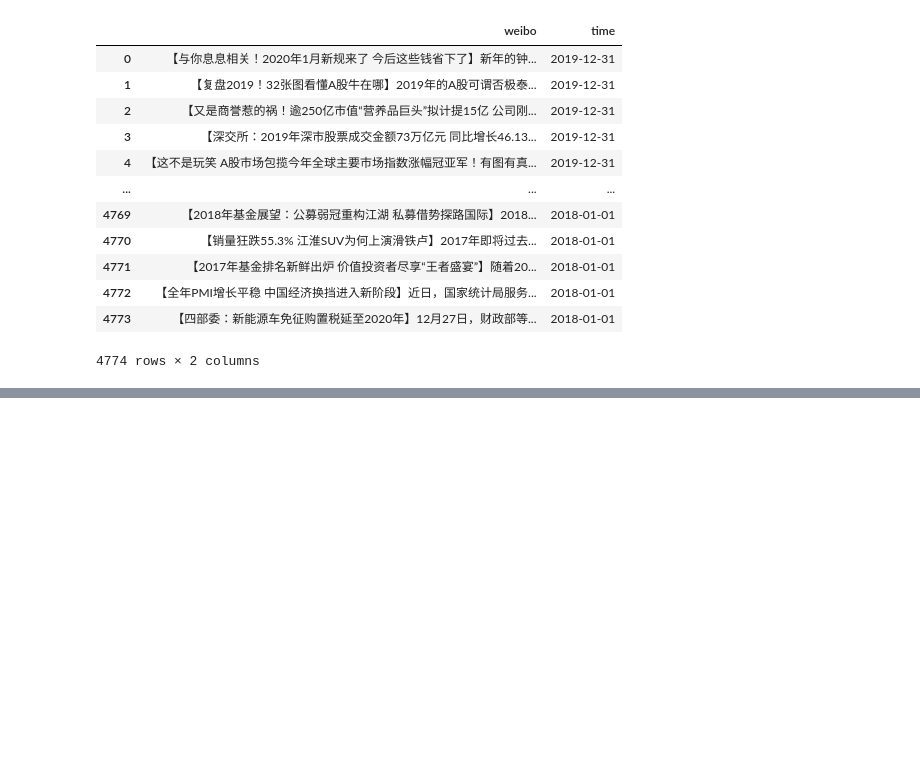
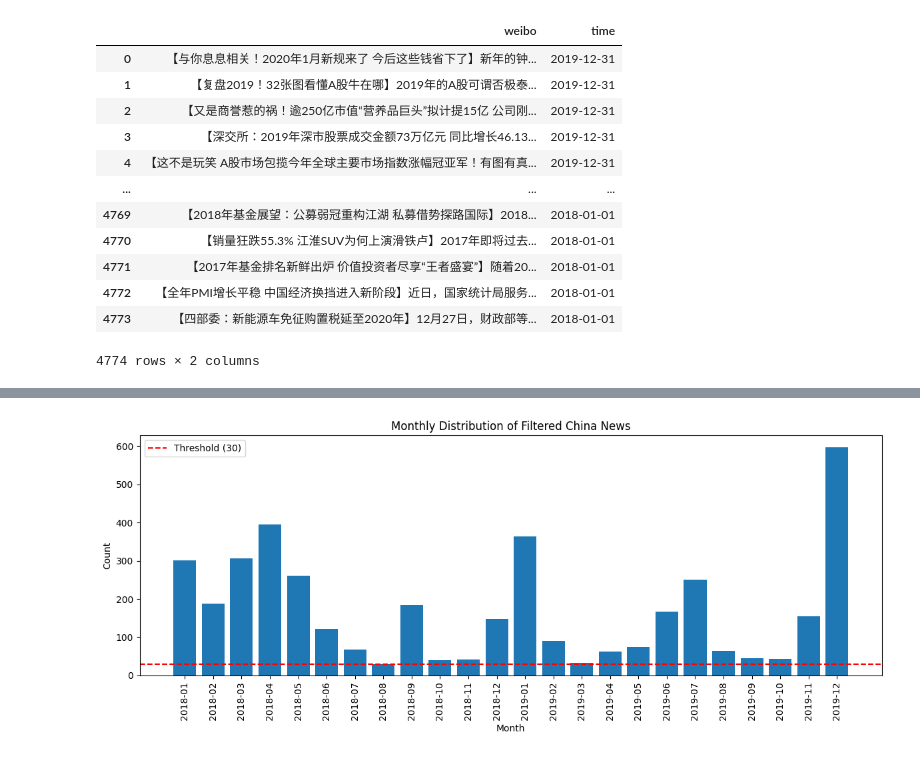
Before and after one commit to JANE-WANG-X/2025, a Jupyter notebook: data_cleaning.ipynb, the cells around one changed output, grey strips where cells are left out. Cells and saved outputs as stored; diff of their text form; code cells hidden in the pictures; blank space fills up the shorter version.

```diff
--- a/data_cleaning.ipynb
+++ b/data_cleaning.ipynb
@@ -338,0 +516,24 @@ merged_df.to_csv("data_cleaned/china_news.csv")
+# %%
+# Define a list of Chinese economic/finance-related keywords
+keep_keywords = [
+    '通胀', '利率', '失业率', 'CPI', 'PPI', 'GDP',
+    '美联储', '关税', '贸易战', '股市', '上证指数', '沪深300',
+    '宏观', '经济展望', '货币政策', '财政政策', '经济衰退',
+    '原油', '美元', '债券收益率', '特朗普', 'PMI', '制造业指数',
+    '出口', '进口', '消费', '投资', '房地产', '房价', '楼市',
+    '工业增加值', '社会融资', '金融监管', '影子银行',
+    '中美关系', '汇率', '人民币', '降准', '加息', '降息',
+    '央行', '货币供应量', '信贷', '社会消费品零售总额',
+    '财政赤字', '预算', '居民收入', '就业', '企业利润', '制造业',
+    '出口退税', '关税清单', '外资', '外汇储备', 'PBOC', '央票'
+]
+
+# Filter rows where content contains any of the keywords
+filtered_china_df = cn_news_raw[cn_news_raw['Headlines'].str.contains('|'.join(keep_keywords), case=False, na=False)]
+
+# Convert date column
+filtered_china_df['time'] = pd.to_datetime(filtered_china_df['time'], errors='coerce')
+
+# Group by month
+filtered_china_df['month'] = filtered_china_df['time'].dt.to_period('M')
+date_distribution = filtered_china_df.groupby('month').size().reset_index(name='count')
@@ -338,0 +567,13 @@ merged_df.to_csv("data_cleaned/china_news.csv")
+# %%
+plt.figure(figsize=(12, 5))
+plt.bar(date_distribution['month'].astype(str), date_distribution['count'])
+plt.axhline(30, color='red', linestyle='--', label='Threshold (30)')
+plt.xticks(rotation=90)
+plt.title("Monthly Distribution of Filtered China News")
+plt.xlabel("Month")
+plt.ylabel("Count")
+plt.legend()
+plt.tight_layout()
+plt.show()
+# %% [output]
+[figure, added]
```
Also changed, not shown: parts of 19 cells of this notebook.
